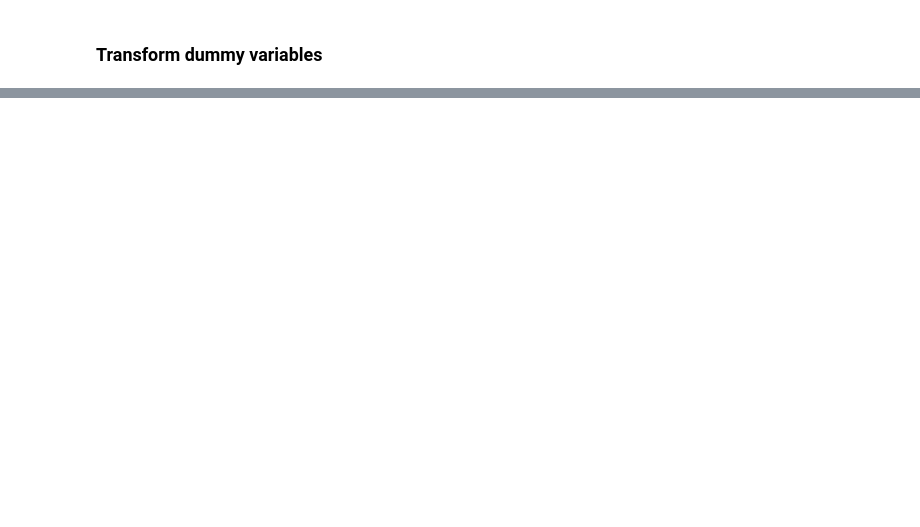
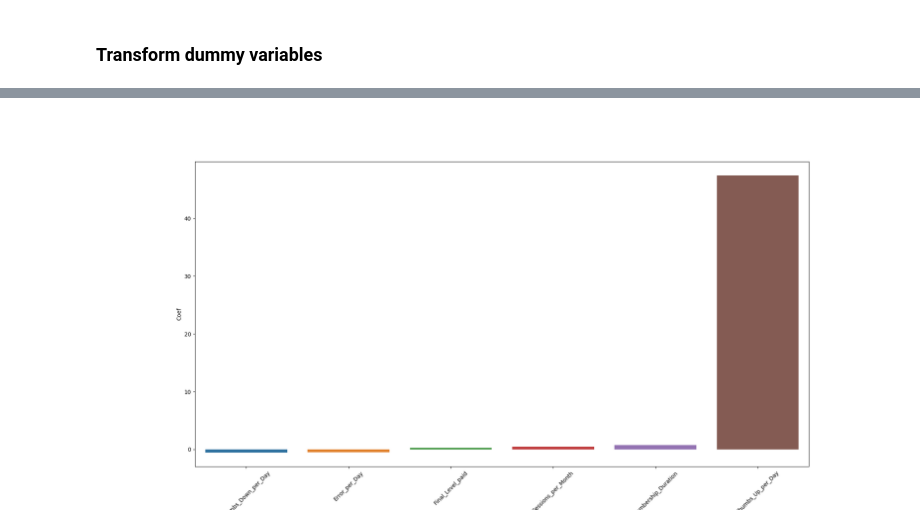
Before and after one commit to BurgerWu/Sparkify_Churn_Project_with_AWS_EMR, a Jupyter notebook: Sparkify_Pyspark.ipynb, the cells around one changed output, grey strips where cells are left out. Cells and saved outputs as stored; diff of their text form; code cells hidden in the pictures; blank space fills up the shorter version.

```diff
--- a/Sparkify_Pyspark.ipynb
+++ b/Sparkify_Pyspark.ipynb
@@ -923,0 +1057,3 @@ User_Feature_Dataframe = User_Feature_Dataframe.drop('Final_Level')
+# %%
+#Reload dataframe
+User_Feature_Dataframe = spark.read.parquet('User_Feature_Dataframe.parquet')
@@ -923,0 +1106,3 @@ User_Feature_Dataframe = User_Feature_Dataframe.drop('Final_Level')
+# %%
+#Reload the parquet file
+ml_data = spark.read.parquet('ml_data.parquet')
@@ -923,0 +1265,7 @@ User_Feature_Dataframe = User_Feature_Dataframe.drop('Final_Level')
+# %%
+#Resample the training set to create more balanced dataset using ratio we just optimized
+balanced_dataset = create_balanced_table(ml_data, 1.5)
+training_balanced, test_balanced = balanced_dataset.randomSplit([0.7, 0.3], seed = 6)
+
+#Show the amount of positive and negative labels
+balanced_dataset.groupBy('label').count().show()
@@ -923,0 +1284,16 @@ User_Feature_Dataframe = User_Feature_Dataframe.drop('Final_Level')
+# %%
+#Create logistic regression instance
+lr = LogisticRegression()
+
+#Define paramGrid and evaluator
+paramGrid_lr = ParamGridBuilder().addGrid(lr.regParam, [0, 0.1]).build()
+evaluator_lr = BinaryClassificationEvaluator()
+
+#Create 4-fold crossvalidator instance
+crossval_lr = CrossValidator(estimator = lr,
+                          estimatorParamMaps = paramGrid_lr,
+                          evaluator = evaluator_lr,
+                          numFolds = 8)
+
+#Fit the crossvalidator instance to training data
+lrModel = crossval_lr.fit(training_balanced)
@@ -923,0 +1479,10 @@ User_Feature_Dataframe = User_Feature_Dataframe.drop('Final_Level')
+# %%
+#Retrieve coefficient information from LR Model
+LR_Coef = lrModel.bestModel.coefficients
+LR_Coef_Table = pd.DataFrame({"Features": feature_columns, "Coef":LR_Coef})
+LR_Coef_Table.sort_index(by = 'Coef', inplace = True)
+plt.figure(figsize = [20,10])
+sb.barplot(x = 'Features', y = 'Coef', data = LR_Coef_Table)
+plt.xticks(rotation = 45)
+%matplot plt
+# %% [output]
@@ -923,0 +1490 @@ User_Feature_Dataframe = User_Feature_Dataframe.drop('Final_Level')
+[figure, added]
```
Also changed, not shown: parts of 107 cells of this notebook.
